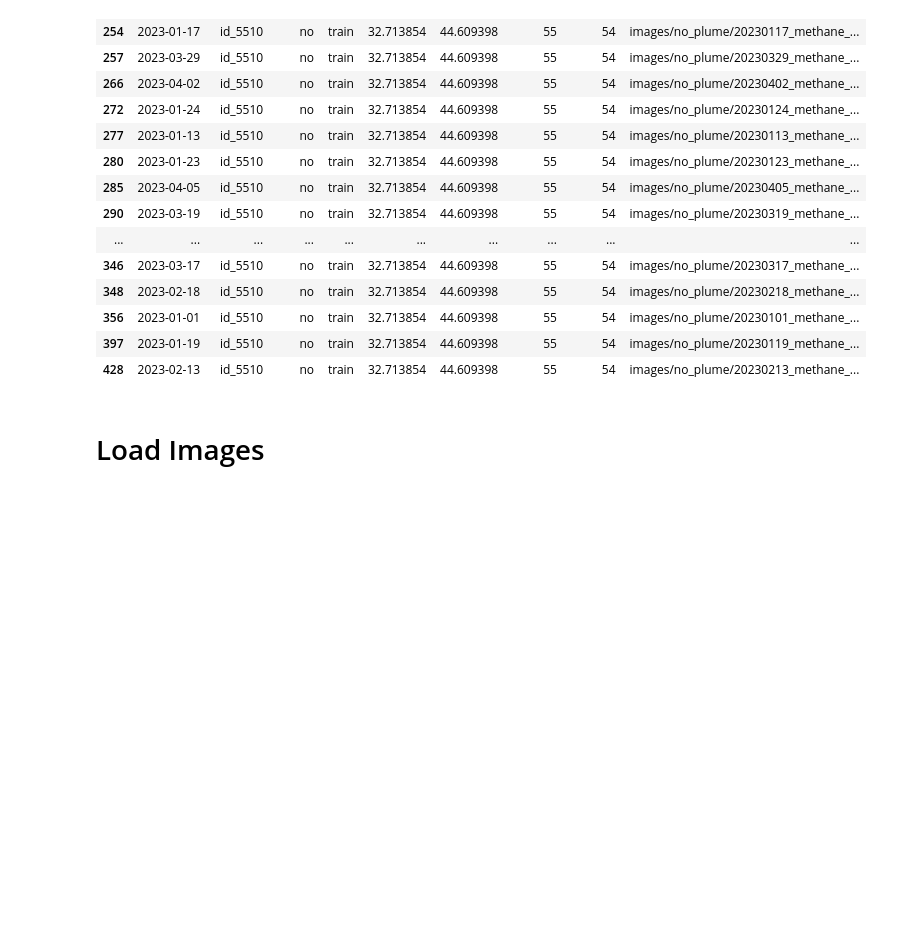
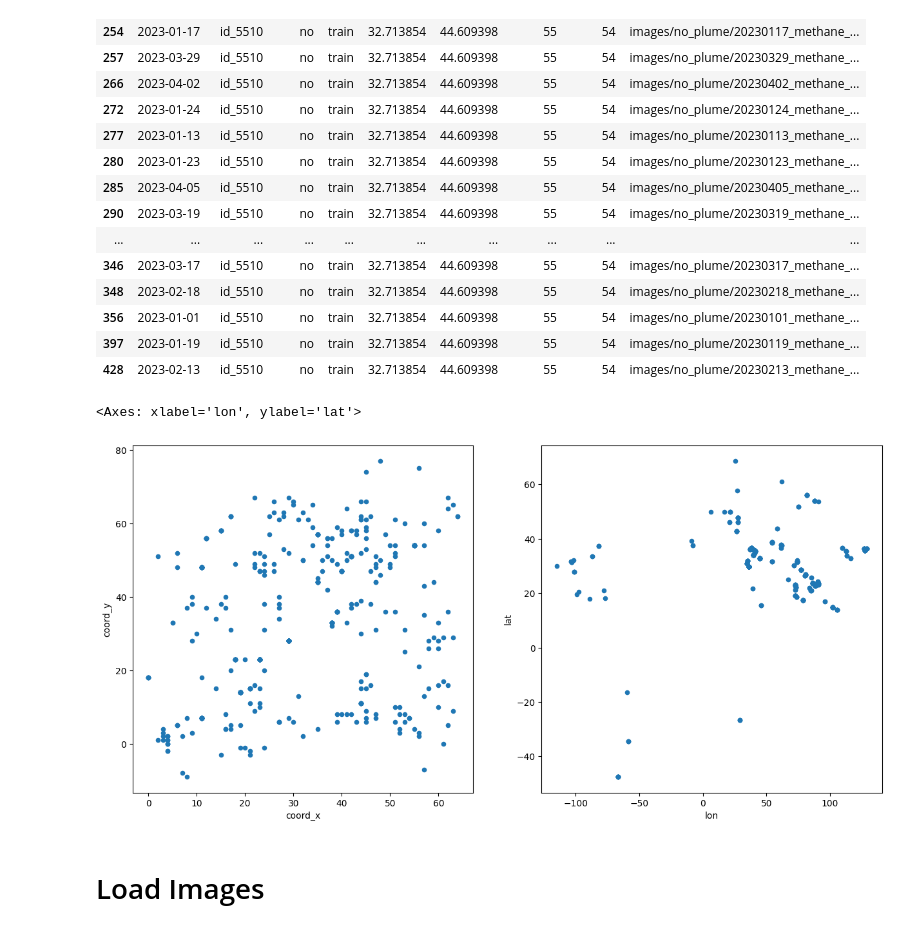
Before and after one commit to guillaumedherouville/mckinsey-methane-hackathon, a Jupyter notebook: EDA2.ipynb, the cells around one changed output. Drawn from its saved outputs; the diff is of its cells as text; code cells hidden in the pictures; blank space fills up the shorter version.

```diff
--- a/EDA2.ipynb
+++ b/EDA2.ipynb
@@ -162,6 +165,13 @@ df[df["id_coord"]=="id_5510"]
 | 356 | 2023-01-01 | id_5510 | no | train | 32.713854 | 44.609398 | 55 | 54 | images/no_plume/20230101_methane_... |
 | 397 | 2023-01-19 | id_5510 | no | train | 32.713854 | 44.609398 | 55 | 54 | images/no_plume/20230119_methane_... |
 | 428 | 2023-02-13 | id_5510 | no | train | 32.713854 | 44.609398 | 55 | 54 | images/no_plume/20230213_methane_... |
+# %%
+fig, ax=plt.subplots(ncols=2, figsize=(15,7))
+df.plot(kind="scatter", x="coord_x", y="coord_y", ax=ax[0])
+df.plot(kind="scatter", x="lon", y="lat", ax=ax[1])
+# %% [output]
+<Axes: xlabel='lon', ylabel='lat'>
+[figure, added]
 # %% [markdown]
 # Load Images
 # %%
```
Also changed, not shown: parts of 4 cells of this notebook, 2 other files.
